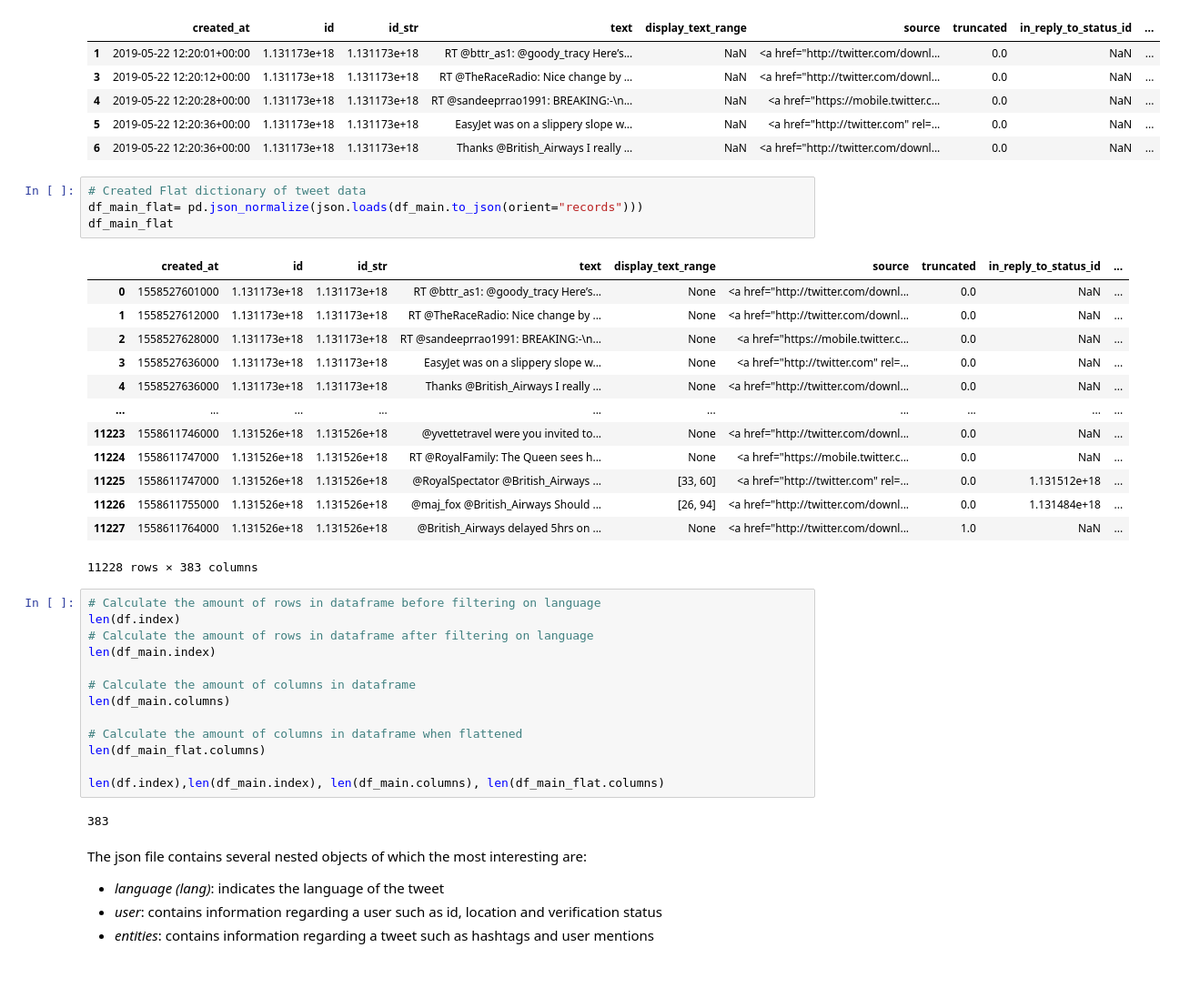
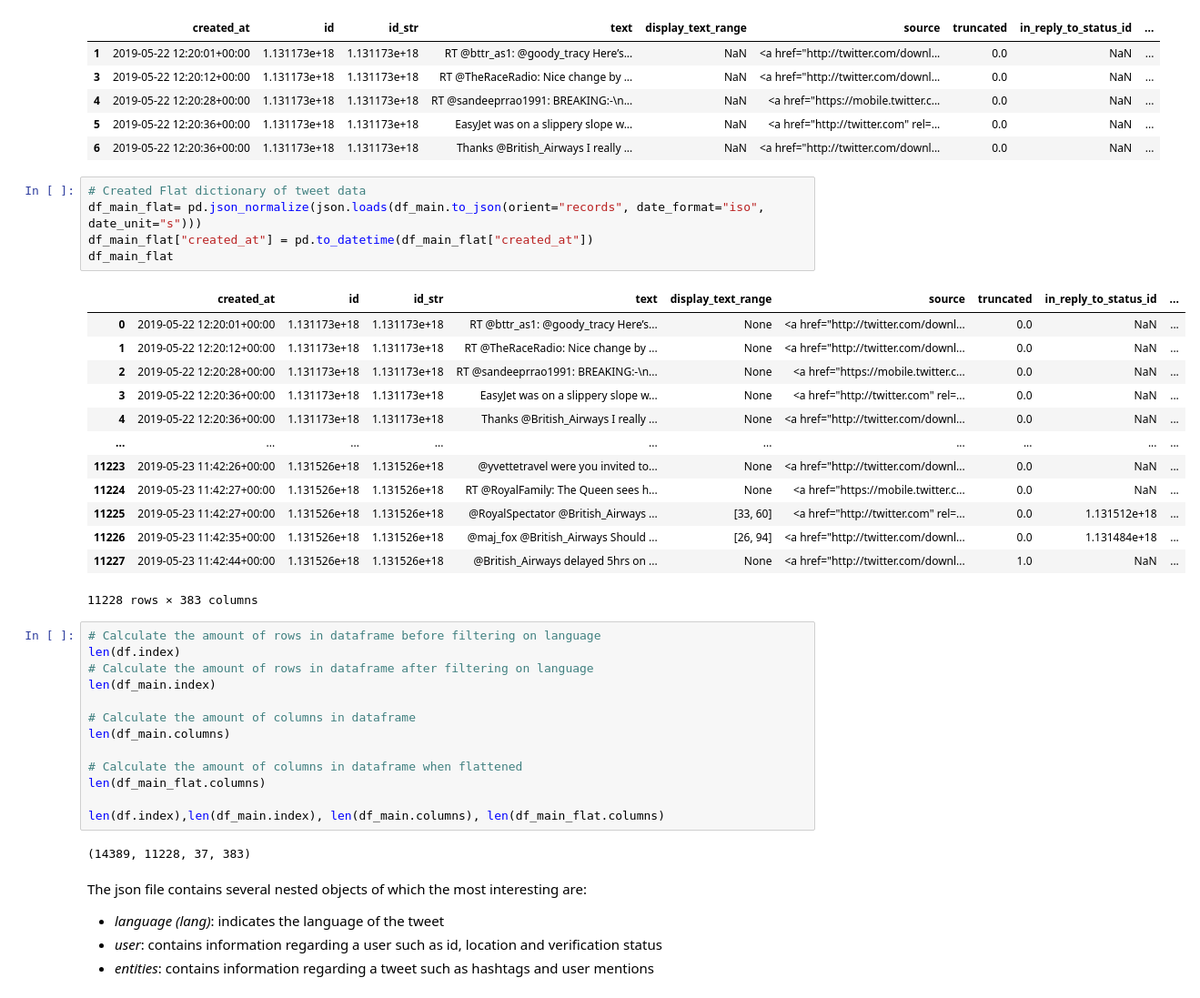
Before and after one commit to ClintonEmok/DBL-Data-Challenge-Group-7, a Jupyter notebook: main.ipynb, the cells around one changed output. Shown: that part at 91% size. Saved outputs shown, nothing was run; the diff lists cells and outputs as text.

Commit message:
Fixed the date time issue

```diff
--- a/main.ipynb
+++ b/main.ipynb
@@ -25,21 +25,22 @@ df_main.head()
 | 6 | 2019-05-22 12:20:36+00:00 | 1.131173e+18 | 1.131173e+18 | Thanks @British_Airways I really ... | NaN | <a href="http://twitter.com/downl... | 0.0 | NaN | ... |
 # %%
 # Created Flat dictionary of tweet data
-df_main_flat= pd.json_normalize(json.loads(df_main.to_json(orient="records")))
+df_main_flat= pd.json_normalize(json.loads(df_main.to_json(orient="records", date_format="iso", date_unit="s")))
+df_main_flat["created_at"] = pd.to_datetime(df_main_flat["created_at"])
 df_main_flat
 # %% [output]
 |  | created_at | id | id_str | text | display_text_range | source | truncated | in_reply_to_status_id | ... |
-| 0 | 1558527601000 | 1.131173e+18 | 1.131173e+18 | RT @bttr_as1: @goody_tracy Here’s... | None | <a href="http://twitter.com/downl... | 0.0 | NaN | ... |
-| 1 | 1558527612000 | 1.131173e+18 | 1.131173e+18 | RT @TheRaceRadio: Nice change by ... | None | <a href="http://twitter.com/downl... | 0.0 | NaN | ... |
-| 2 | 1558527628000 | 1.131173e+18 | 1.131173e+18 | RT @sandeeprrao1991: BREAKING:-\n... | None | <a href="https://mobile.twitter.c... | 0.0 | NaN | ... |
-| 3 | 1558527636000 | 1.131173e+18 | 1.131173e+18 | EasyJet was on a slippery slope w... | None | <a href="http://twitter.com" rel=... | 0.0 | NaN | ... |
-| 4 | 1558527636000 | 1.131173e+18 | 1.131173e+18 | Thanks @British_Airways I really ... | None | <a href="http://twitter.com/downl... | 0.0 | NaN | ... |
+| 0 | 2019-05-22 12:20:01+00:00 | 1.131173e+18 | 1.131173e+18 | RT @bttr_as1: @goody_tracy Here’s... | None | <a href="http://twitter.com/downl... | 0.0 | NaN | ... |
+| 1 | 2019-05-22 12:20:12+00:00 | 1.131173e+18 | 1.131173e+18 | RT @TheRaceRadio: Nice change by ... | None | <a href="http://twitter.com/downl... | 0.0 | NaN | ... |
+| 2 | 2019-05-22 12:20:28+00:00 | 1.131173e+18 | 1.131173e+18 | RT @sandeeprrao1991: BREAKING:-\n... | None | <a href="https://mobile.twitter.c... | 0.0 | NaN | ... |
+| 3 | 2019-05-22 12:20:36+00:00 | 1.131173e+18 | 1.131173e+18 | EasyJet was on a slippery slope w... | None | <a href="http://twitter.com" rel=... | 0.0 | NaN | ... |
+| 4 | 2019-05-22 12:20:36+00:00 | 1.131173e+18 | 1.131173e+18 | Thanks @British_Airways I really ... | None | <a href="http://twitter.com/downl... | 0.0 | NaN | ... |
 | ... | ... | ... | ... | ... | ... | ... | ... | ... | ... |
-| 11223 | 1558611746000 | 1.131526e+18 | 1.131526e+18 | @yvettetravel were you invited to... | None | <a href="http://twitter.com/downl... | 0.0 | NaN | ... |
-| 11224 | 1558611747000 | 1.131526e+18 | 1.131526e+18 | RT @RoyalFamily: The Queen sees h... | None | <a href="https://mobile.twitter.c... | 0.0 | NaN | ... |
-| 11225 | 1558611747000 | 1.131526e+18 | 1.131526e+18 | @RoyalSpectator @British_Airways ... | [33, 60] | <a href="http://twitter.com" rel=... | 0.0 | 1.131512e+18 | ... |
-| 11226 | 1558611755000 | 1.131526e+18 | 1.131526e+18 | @maj_fox @British_Airways Should ... | [26, 94] | <a href="http://twitter.com/downl... | 0.0 | 1.131484e+18 | ... |
-| 11227 | 1558611764000 | 1.131526e+18 | 1.131526e+18 | @British_Airways delayed 5hrs on ... | None | <a href="http://twitter.com/downl... | 1.0 | NaN | ... |
+| 11223 | 2019-05-23 11:42:26+00:00 | 1.131526e+18 | 1.131526e+18 | @yvettetravel were you invited to... | None | <a href="http://twitter.com/downl... | 0.0 | NaN | ... |
+| 11224 | 2019-05-23 11:42:27+00:00 | 1.131526e+18 | 1.131526e+18 | RT @RoyalFamily: The Queen sees h... | None | <a href="https://mobile.twitter.c... | 0.0 | NaN | ... |
+| 11225 | 2019-05-23 11:42:27+00:00 | 1.131526e+18 | 1.131526e+18 | @RoyalSpectator @British_Airways ... | [33, 60] | <a href="http://twitter.com" rel=... | 0.0 | 1.131512e+18 | ... |
+| 11226 | 2019-05-23 11:42:35+00:00 | 1.131526e+18 | 1.131526e+18 | @maj_fox @British_Airways Should ... | [26, 94] | <a href="http://twitter.com/downl... | 0.0 | 1.131484e+18 | ... |
+| 11227 | 2019-05-23 11:42:44+00:00 | 1.131526e+18 | 1.131526e+18 | @British_Airways delayed 5hrs on ... | None | <a href="http://twitter.com/downl... | 1.0 | NaN | ... |
 11228 rows × 383 columns
 # %%
 # Calculate the amount of rows in dataframe before filtering on language
@@ -55,7 +56,7 @@ len(df_main_flat.columns)
 
 len(df.index),len(df_main.index), len(df_main.columns), len(df_main_flat.columns)
 # %% [output]
-383
+(14389, 11228, 37, 383)
 # %% [markdown]
 The json file contains several nested objects of which the most interesting are:
 * *language (lang)*: indicates the language of the tweet
```
